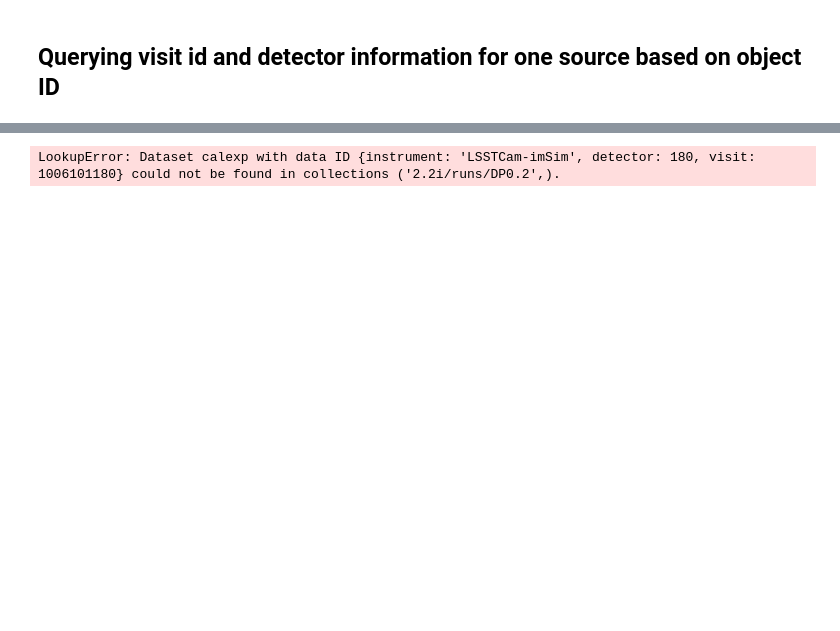
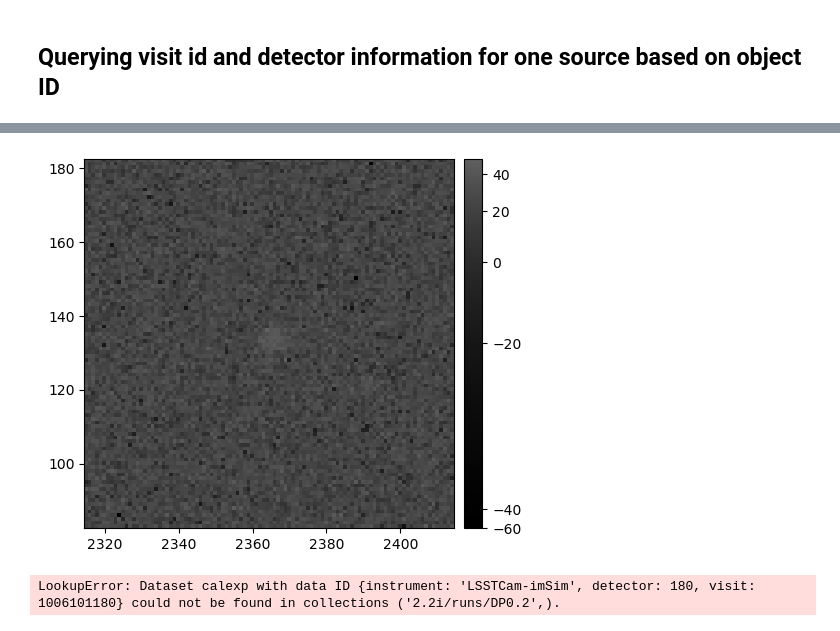
Before and after one commit to lsst-epo/citizen-science-notebooks, a Jupyter notebook: variable_image_querying.ipynb, the cells around one changed output, grey strips where cells are left out. Drawn from its saved outputs; the diff is of its cells as text; code cells hidden in the pictures; blank space fills up the shorter version.

```diff
--- a/variable_image_querying.ipynb
+++ b/variable_image_querying.ipynb
@@ -309,3 +315,11 @@ LookupError: Dataset calexp with data ID {instrument: 'LSSTCam-imSim', detector:
+# %%
+fig = plt.figure()
+display = afwDisplay.Display(frame=fig)
+display.scale('asinh', 'zscale')
+display.mtv(cutout_image.image)
+plt.show()
+# %% [output]
+[figure, added]
 # %%
 for index, row in variable_stars[0:1].iterrows():
     for band in ['r']:
```
Also changed, not shown: parts of 8 cells of this notebook, 1 other file.
